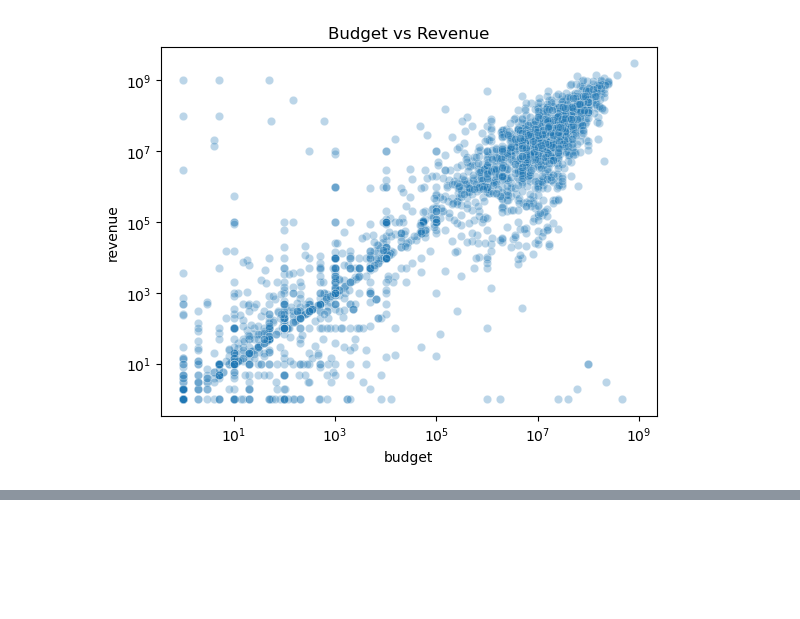
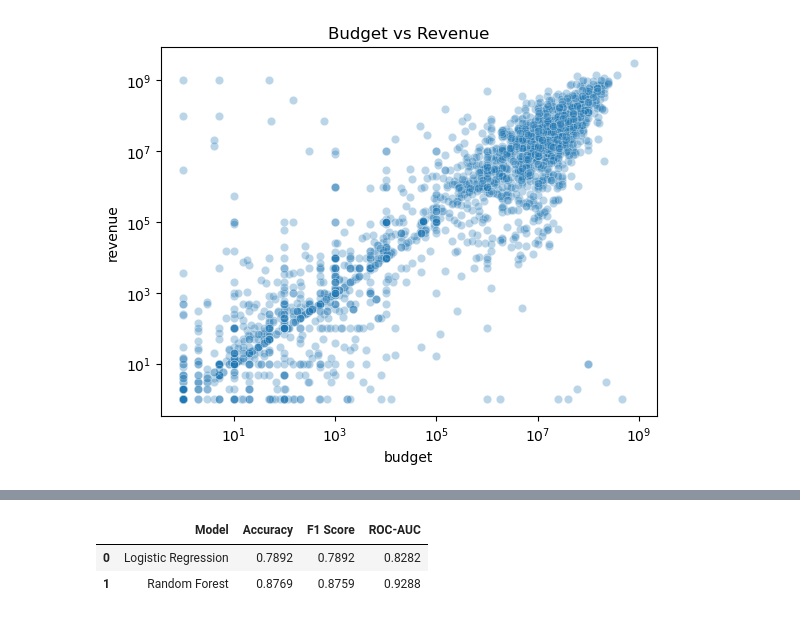
Before and after one commit to joshtoreja/ecs171-imdb-boxoffice-prediction, a Jupyter notebook: notebooks/andrew_tmdb_baseline.ipynb, the cells around one changed output, grey strips where cells are left out. Cells and saved outputs as stored; diff of their text form; code cells hidden in the pictures; blank space fills up the shorter version.

```diff
--- a/notebooks/andrew_tmdb_baseline.ipynb
+++ b/notebooks/andrew_tmdb_baseline.ipynb
@@ -175,0 +230,12 @@ clean_df.to_csv(PROCESSED / "tmdb_numeric_clean.csv", index=False)
+# %%
+import pandas as pd
+
+results_table = pd.DataFrame({"Model": ["Logistic Regression", "Random Forest"],
+                              "Accuracy": [0.7892, 0.8769],
+                              "F1 Score": [0.7892, 0.8759],
+                              "ROC-AUC": [0.8282, 0.9288] })
+results_table
+# %% [output]
+|  | Model | Accuracy | F1 Score | ROC-AUC |
+| 0 | Logistic Regression | 0.7892 | 0.7892 | 0.8282 |
+| 1 | Random Forest | 0.8769 | 0.8759 | 0.9288 |
```
Also changed, not shown: parts of 13 cells of this notebook, 5 other files.
